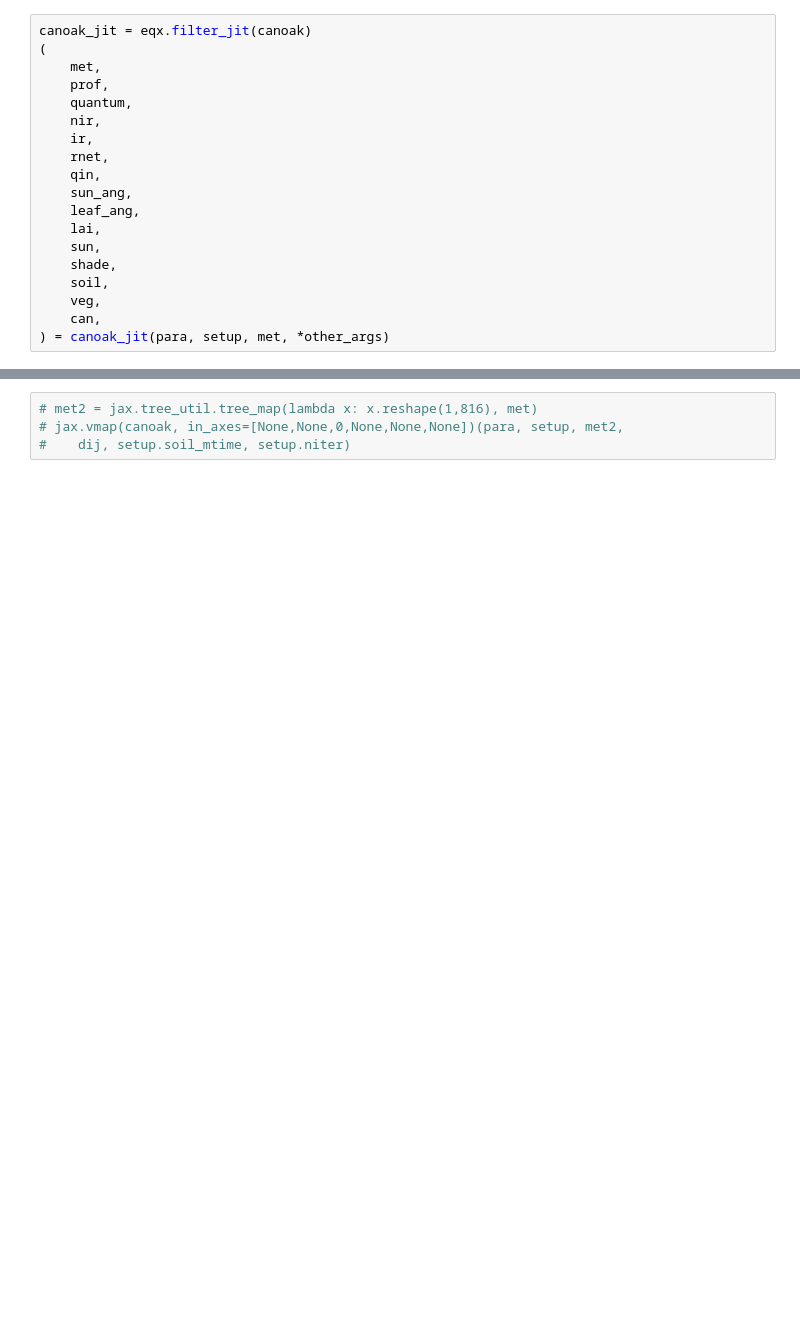
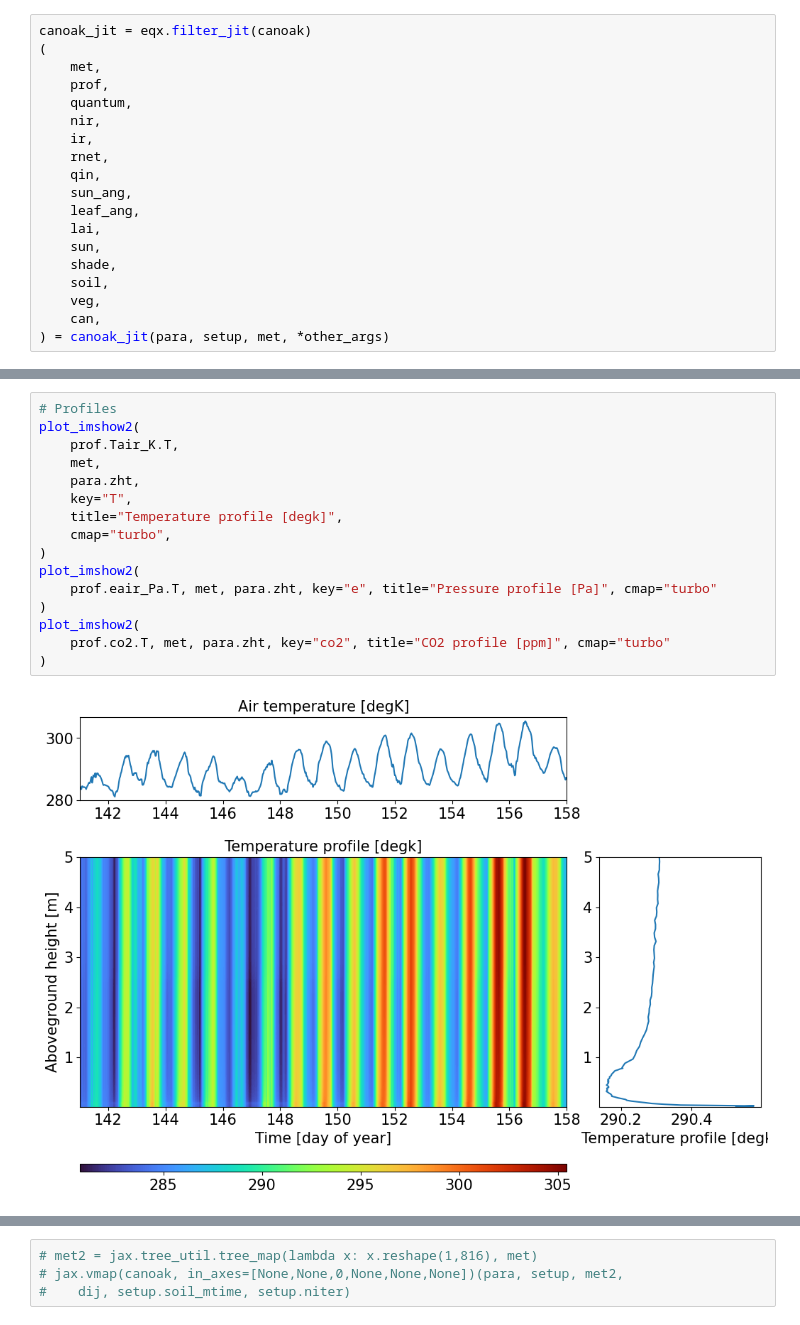
Before and after one commit to pnnl/JAX-CanVeg, a Jupyter notebook: examples/canoak.ipynb, the cells around one changed output, grey strips where cells are left out. Saved outputs shown, nothing was run; the diff lists cells and outputs as text; blank space fills up the shorter version.

Commit message:
Added new plotting functions.

```diff
--- a/examples/canoak.ipynb
+++ b/examples/canoak.ipynb
@@ -149,0 +159,18 @@ plot_daily(met, soil, veg, para)
+# %%
+# Profiles
+plot_imshow2(
+    prof.Tair_K.T,
+    met,
+    para.zht,
+    key="T",
+    title="Temperature profile [degk]",
+    cmap="turbo",
+)
+plot_imshow2(
+    prof.eair_Pa.T, met, para.zht, key="e", title="Pressure profile [Pa]", cmap="turbo"
+)
+plot_imshow2(
+    prof.co2.T, met, para.zht, key="co2", title="CO2 profile [ppm]", cmap="turbo"
+)
+# %% [output]
+[figure, added]
```
Also changed, not shown: parts of 9 cells of this notebook, 2 other files.
